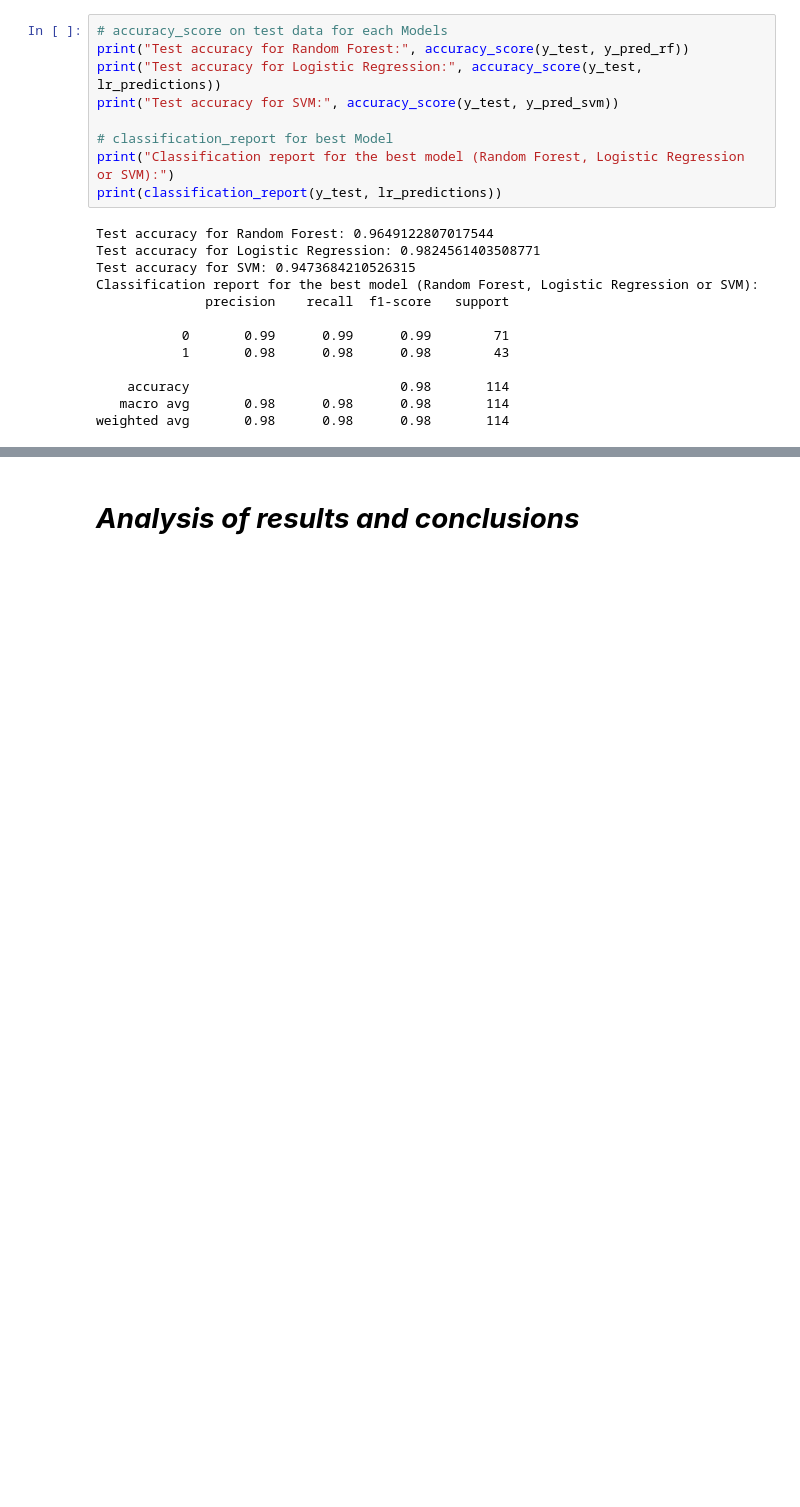
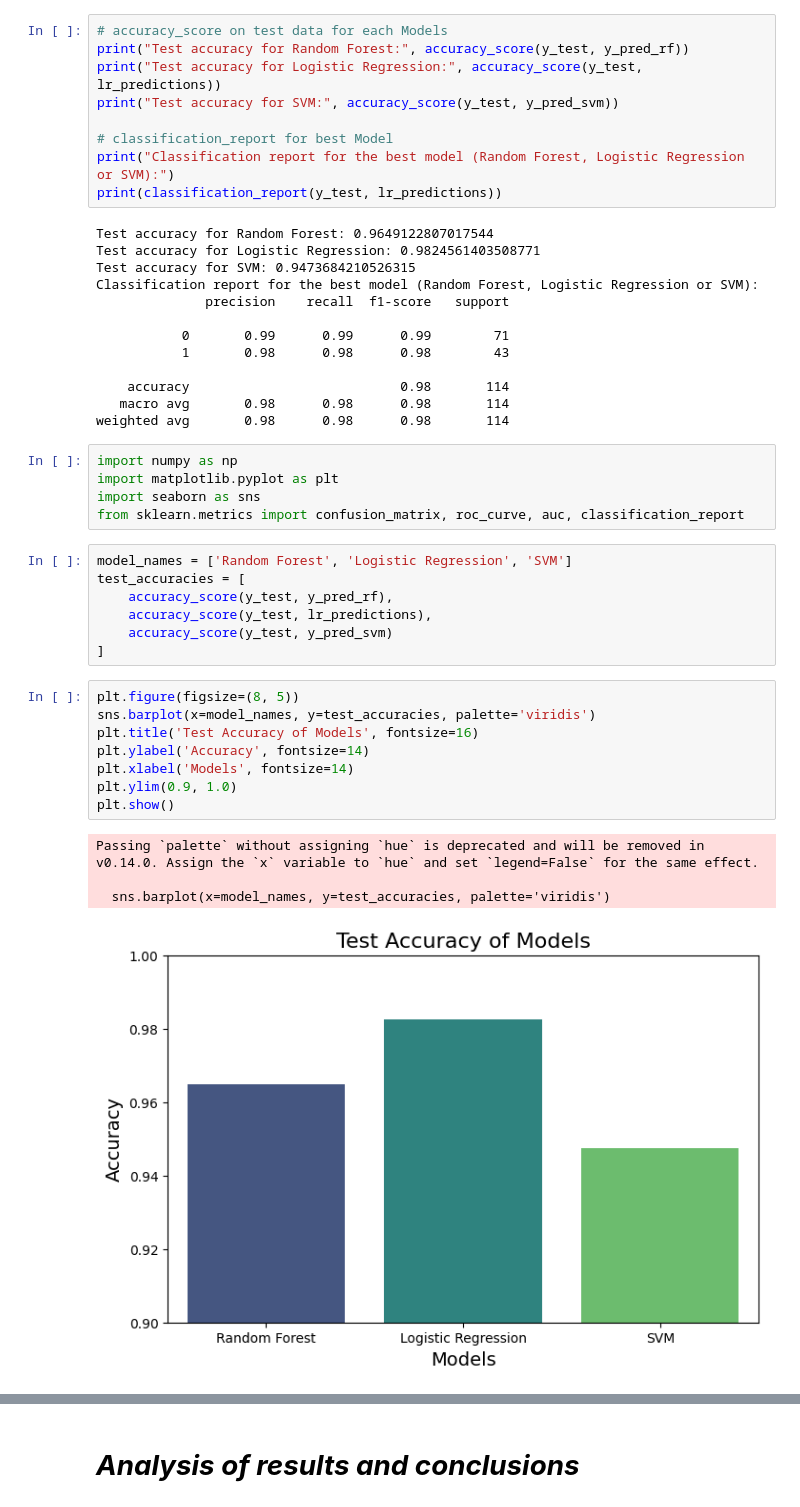
Before and after one commit to MariiaSam/DS_ML_projects, a Jupyter notebook: Breast_Cancer.ipynb, the cells around one changed output, grey strips where cells are left out. Drawn from its saved outputs; the diff is of its cells as text; blank space fills up the shorter version.

```diff
--- a/Breast_Cancer.ipynb
+++ b/Breast_Cancer.ipynb
@@ -279,3 +279,28 @@ Classification report for the best model (Random Forest, Logistic Regression or
     accuracy                           0.98       114
    macro avg       0.98      0.98      0.98       114
 weighted avg       0.98      0.98      0.98       114
+# %%
+import numpy as np
+import matplotlib.pyplot as plt
+import seaborn as sns
+from sklearn.metrics import confusion_matrix, roc_curve, auc, classification_report
+# %%
+model_names = ['Random Forest', 'Logistic Regression', 'SVM']
+test_accuracies = [
+    accuracy_score(y_test, y_pred_rf),
+    accuracy_score(y_test, lr_predictions),
+    accuracy_score(y_test, y_pred_svm)
+]
+# %%
+plt.figure(figsize=(8, 5))
+sns.barplot(x=model_names, y=test_accuracies, palette='viridis')
+plt.title('Test Accuracy of Models', fontsize=16)
+plt.ylabel('Accuracy', fontsize=14)
+plt.xlabel('Models', fontsize=14)
+plt.ylim(0.9, 1.0)
+plt.show()
+# %% [output]
+Passing `palette` without assigning `hue` is deprecated and will be removed in v0.14.0. Assign the `x` variable to `hue` and set `legend=False` for the same effect.
+
+  sns.barplot(x=model_names, y=test_accuracies, palette='viridis')
+[figure, added]
```
Also changed, not shown: parts of 1 cell of this notebook.
